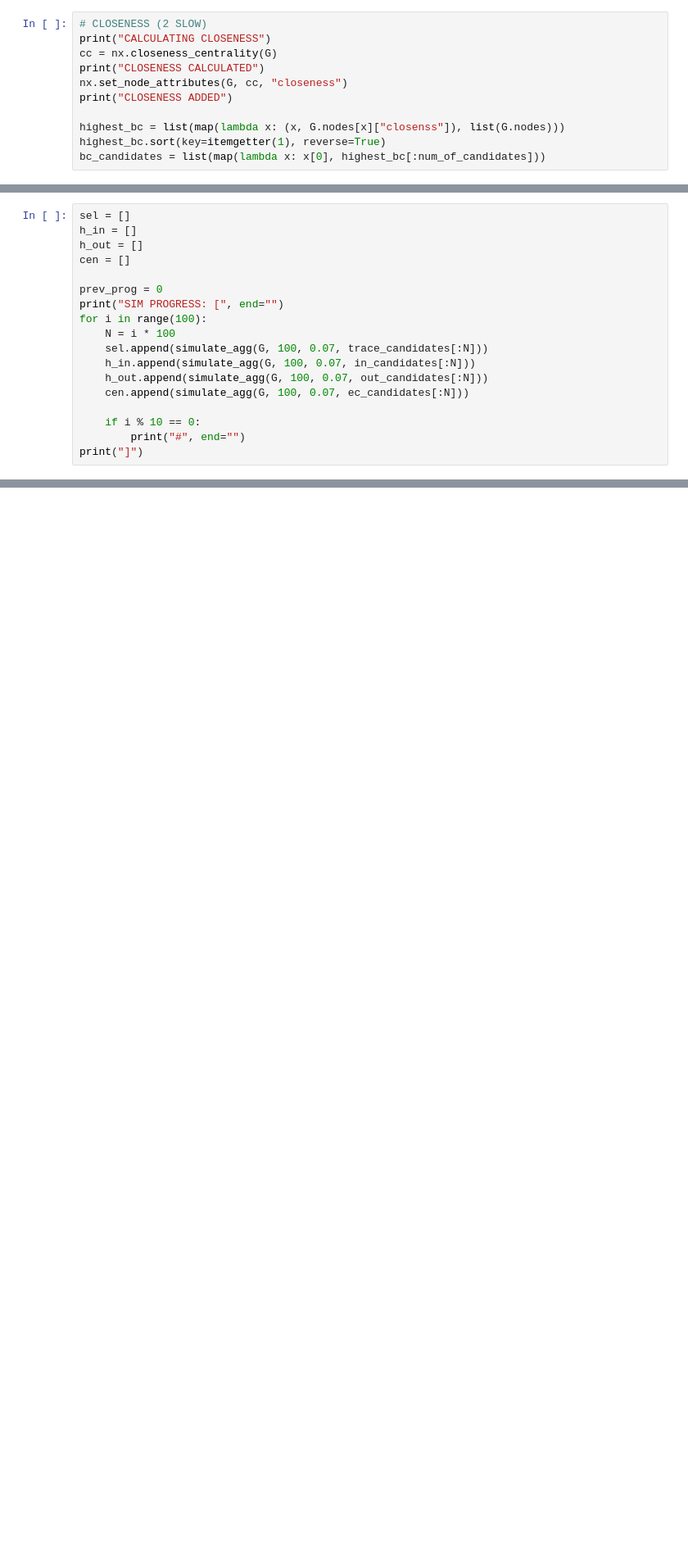
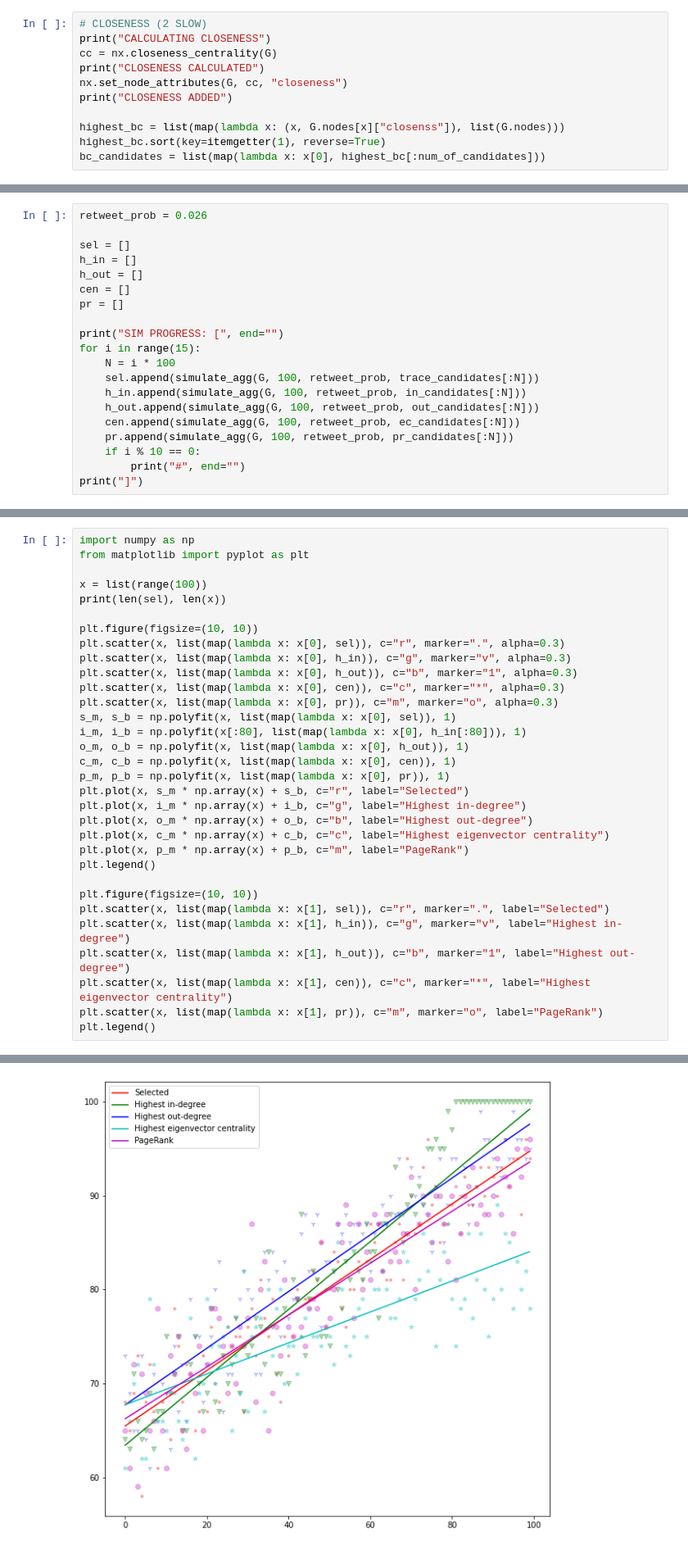
Before and after one commit to mbombek/ina_project, a Jupyter notebook: runner.ipynb, the cells around one changed output, grey strips where cells are left out. Shown: that part at 82% size. Saved outputs shown, nothing was run; the diff lists cells and outputs as text; blank space fills up the shorter version.

```diff
--- a/runner.ipynb
+++ b/runner.ipynb
@@ -345,18 +385,20 @@ GETTING CANDIATES PROGRESS: [##########]
 # %%
+retweet_prob = 0.026
+
 sel = []
 h_in = []
 h_out = []
 cen = []
+pr = []
 
-prev_prog = 0
 print("SIM PROGRESS: [", end="")
-for i in range(100):
+for i in range(15):
     N = i * 100
-    sel.append(simulate_agg(G, 100, 0.07, trace_candidates[:N]))
-    h_in.append(simulate_agg(G, 100, 0.07, in_candidates[:N]))
-    h_out.append(simulate_agg(G, 100, 0.07, out_candidates[:N]))
-    cen.append(simulate_agg(G, 100, 0.07, ec_candidates[:N]))
-
+    sel.append(simulate_agg(G, 100, retweet_prob, trace_candidates[:N]))
+    h_in.append(simulate_agg(G, 100, retweet_prob, in_candidates[:N]))
+    h_out.append(simulate_agg(G, 100, retweet_prob, out_candidates[:N]))
+    cen.append(simulate_agg(G, 100, retweet_prob, ec_candidates[:N]))
+    pr.append(simulate_agg(G, 100, retweet_prob, pr_candidates[:N]))
     if i % 10 == 0:
         print("#", end="")
 print("]")
@@ -389,0 +407,33 @@ plt.scatter(x, list(map(lambda x: x[1], cen)), c="c", marker="*")
+# %%
+import numpy as np
+from matplotlib import pyplot as plt
+
+x = list(range(100))
+print(len(sel), len(x))
+
+plt.figure(figsize=(10, 10))
+plt.scatter(x, list(map(lambda x: x[0], sel)), c="r", marker=".", alpha=0.3)
+plt.scatter(x, list(map(lambda x: x[0], h_in)), c="g", marker="v", alpha=0.3)
+plt.scatter(x, list(map(lambda x: x[0], h_out)), c="b", marker="1", alpha=0.3)
+plt.scatter(x, list(map(lambda x: x[0], cen)), c="c", marker="*", alpha=0.3)
+plt.scatter(x, list(map(lambda x: x[0], pr)), c="m", marker="o", alpha=0.3)
+s_m, s_b = np.polyfit(x, list(map(lambda x: x[0], sel)), 1)
+i_m, i_b = np.polyfit(x[:80], list(map(lambda x: x[0], h_in[:80])), 1)
+o_m, o_b = np.polyfit(x, list(map(lambda x: x[0], h_out)), 1)
+c_m, c_b = np.polyfit(x, list(map(lambda x: x[0], cen)), 1)
+p_m, p_b = np.polyfit(x, list(map(lambda x: x[0], pr)), 1)
+plt.plot(x, s_m * np.array(x) + s_b, c="r", label="Selected")
+plt.plot(x, i_m * np.array(x) + i_b, c="g", label="Highest in-degree")
+plt.plot(x, o_m * np.array(x) + o_b, c="b", label="Highest out-degree")
+plt.plot(x, c_m * np.array(x) + c_b, c="c", label="Highest eigenvector centrality")
+plt.plot(x, p_m * np.array(x) + p_b, c="m", label="PageRank")
+plt.legend()
+
+plt.figure(figsize=(10, 10))
+plt.scatter(x, list(map(lambda x: x[1], sel)), c="r", marker=".", label="Selected")
+plt.scatter(x, list(map(lambda x: x[1], h_in)), c="g", marker="v", label="Highest in-degree")
+plt.scatter(x, list(map(lambda x: x[1], h_out)), c="b", marker="1", label="Highest out-degree")
+plt.scatter(x, list(map(lambda x: x[1], cen)), c="c", marker="*", label="Highest eigenvector centrality")
+plt.scatter(x, list(map(lambda x: x[1], pr)), c="m", marker="o", label="PageRank")
+plt.legend()
+# %% [output]
@@ -389,0 +442 @@ plt.scatter(x, list(map(lambda x: x[1], cen)), c="c", marker="*")
+[figure, added]
```
Also changed, not shown: parts of 9 cells of this notebook, 2 other files.
